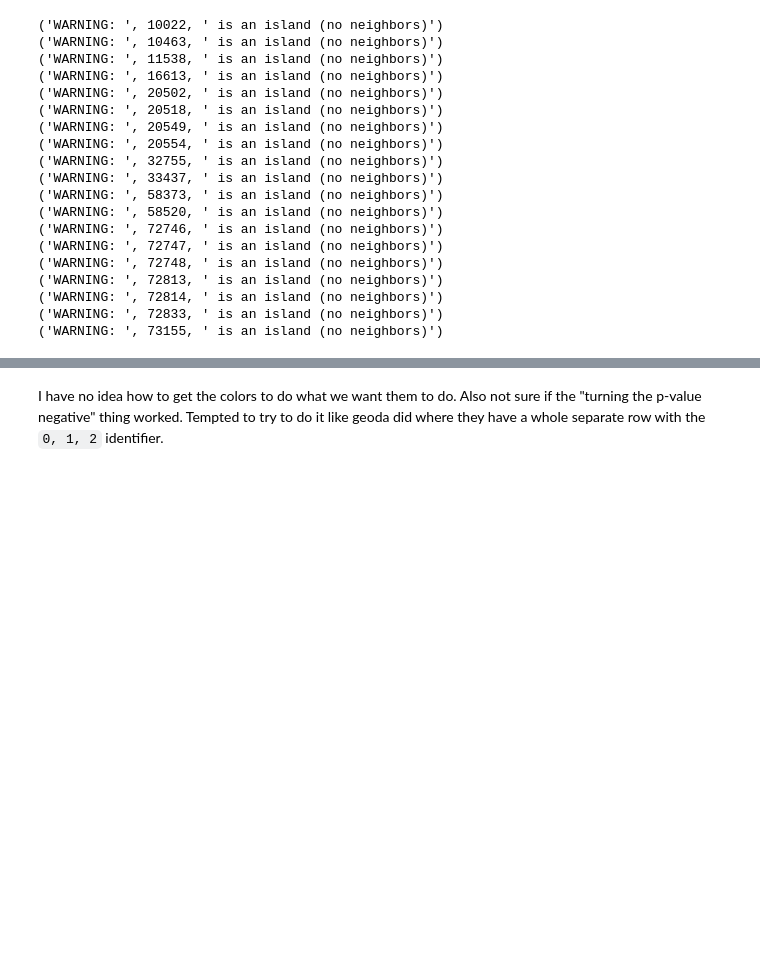
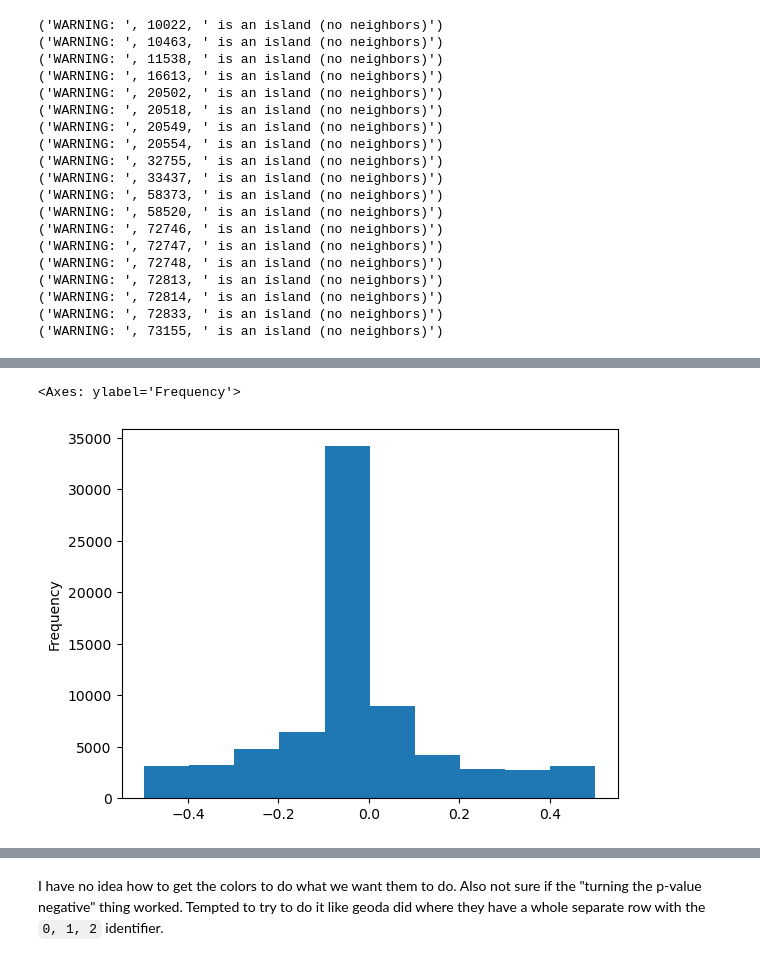
Before and after one commit to haylee360/j40-data-exploration, a Jupyter notebook: docs/gistar-CORRECT.ipynb, the cells around one changed output, grey strips where cells are left out. Drawn from its saved outputs; the diff is of its cells as text; code cells hidden in the pictures; blank space fills up the shorter version.

```diff
--- a/docs/gistar-CORRECT.ipynb
+++ b/docs/gistar-CORRECT.ipynb
@@ -125,3 +140,8 @@ results.loc[results['gis_sim_burd'] >= 0, 'p_sim_burd'] = results['p_sim_burd']
 
 results.loc[results['gis_sim_ind'] < 0, 'p_sim_ind'] = -results['p_sim_ind']
 results.loc[results['gis_sim_ind'] >= 0, 'p_sim_ind'] = results['p_sim_ind']
+# %%
+results['p_sim_burd'].plot(kind='hist')
+# %% [output]
+<Axes: ylabel='Frequency'>
+[figure, added]
```
Also changed, not shown: parts of 6 cells of this notebook.
